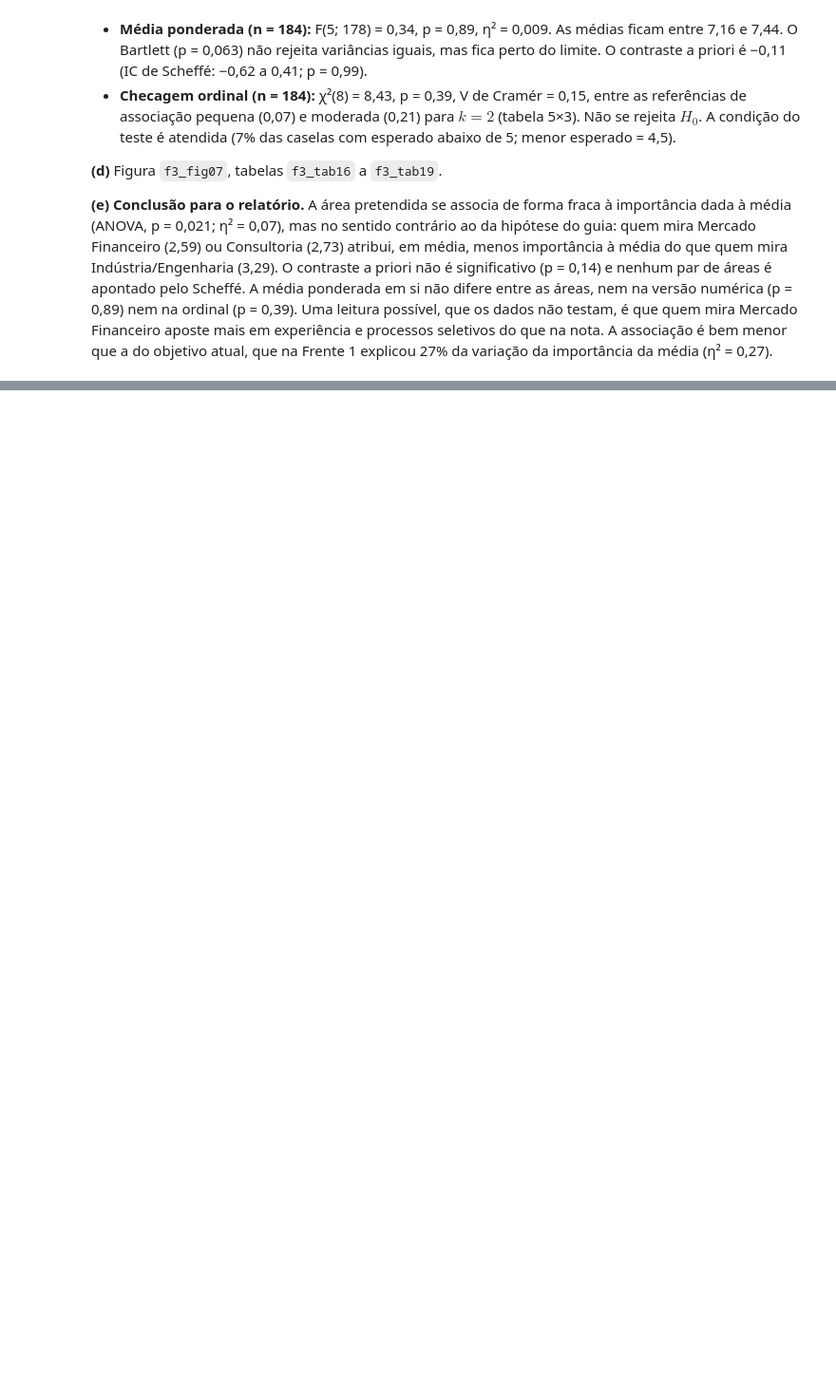
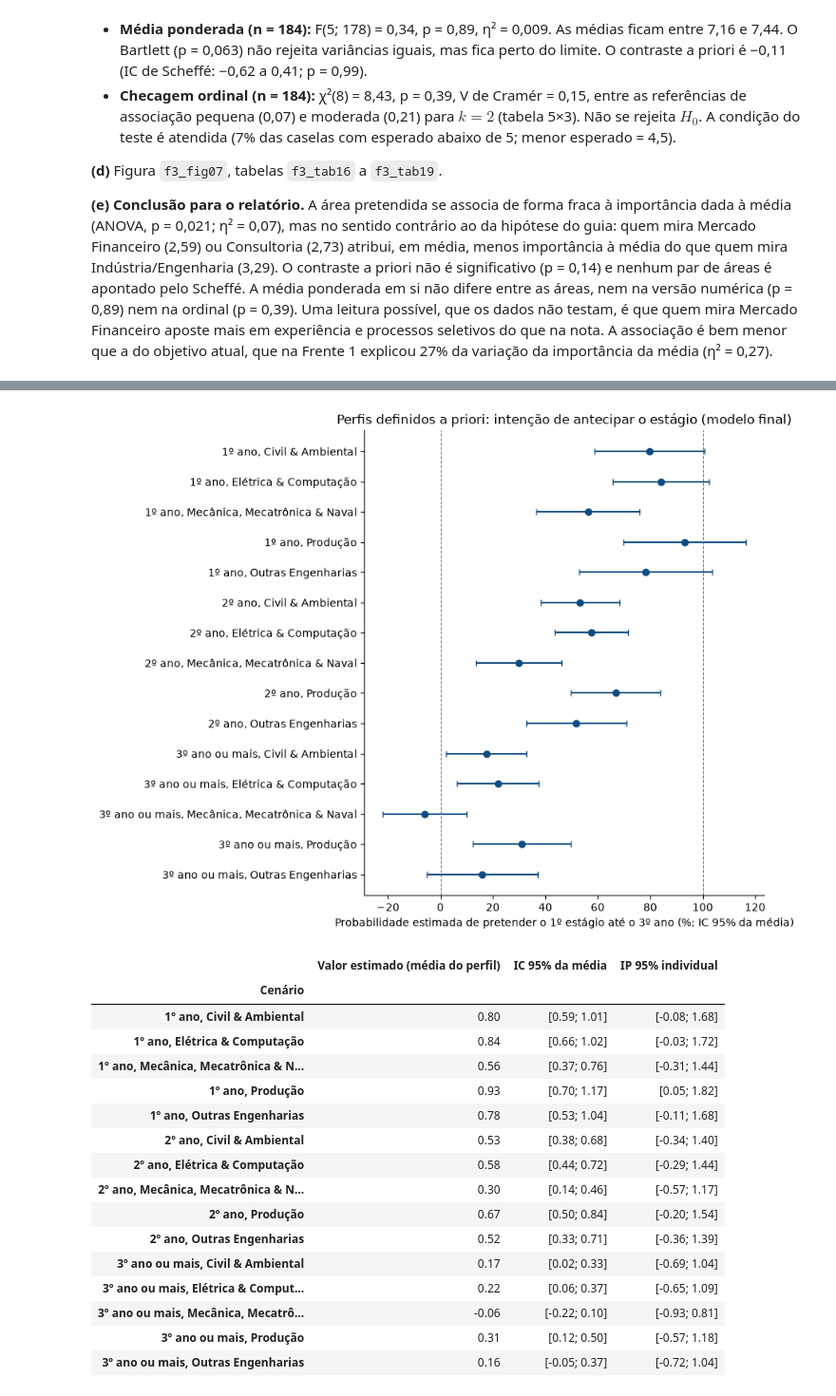
Before and after one commit to psallescard/estudo-grupos-de-extensao, a Jupyter notebook: notebooks/02_Carreira_Trajetoria_Objetivos.ipynb, the cells around one changed output, grey strips where cells are left out. Shown at 95% size. Drawn from its saved outputs; the diff is of its cells as text; code cells hidden in the pictures; blank space fills up the shorter version.

Commit message:
Adiciona P7 da Frente 3 (modelo explicativo do estágio)
Co-Authored-By: Claude Sonnet 5.5 <noreply@anthropic.com>

```diff
--- a/notebooks/02_Carreira_Trajetoria_Objetivos.ipynb
+++ b/notebooks/02_Carreira_Trajetoria_Objetivos.ipynb
@@ -550,0 +574,9 @@ p6_ordinal_result
+# %%
+p7_data = analysis_sample(df, REGRESSION_COLUMNS)
+print(f"n do modelo: {len(p7_data)}")
+print("Proporção que pretende estagiar até o 3º ano, por ano na Poli:")
+display(p7_data.groupby("ano_poli_grupo", observed=True)["estagio_ate_3ano"].agg(["mean", "size"]).round(2))
+
+p7_steps, p7_final, p7_kept = backward_elimination(p7_data, "estagio_ate_3ano", REGRESSION_BLOCKS)
+p7_steps.to_csv(TAB_DIR / "f3_tab20_p7_eliminacao_f_parcial.csv")
+p7_steps
@@ -550,0 +631,25 @@ p6_ordinal_result
+# %%
+p7_scenarios = build_scenarios(df)
+p7_predictions = predict_scenarios(p7_final, p7_scenarios)
+p7_predictions.to_csv(TAB_DIR / "f3_tab22_p7_cenarios.csv")
+plot_scenario_probabilities(p7_final, p7_scenarios, FIG_DIR / "f3_fig08_p7_cenarios.png")
+p7_predictions
+# %% [output]
+[figure, added]
+|  | Valor estimado (média do perfil) | IC 95% da média | IP 95% individual |
+| Cenário |  |  |  |
+| 1º ano, Civil & Ambiental | 0.80 | [0.59; 1.01] | [-0.08; 1.68] |
+| 1º ano, Elétrica & Computação | 0.84 | [0.66; 1.02] | [-0.03; 1.72] |
+| 1º ano, Mecânica, Mecatrônica & N... | 0.56 | [0.37; 0.76] | [-0.31; 1.44] |
+| 1º ano, Produção | 0.93 | [0.70; 1.17] | [0.05; 1.82] |
+| 1º ano, Outras Engenharias | 0.78 | [0.53; 1.04] | [-0.11; 1.68] |
+| 2º ano, Civil & Ambiental | 0.53 | [0.38; 0.68] | [-0.34; 1.40] |
+| 2º ano, Elétrica & Computação | 0.58 | [0.44; 0.72] | [-0.29; 1.44] |
+| 2º ano, Mecânica, Mecatrônica & N... | 0.30 | [0.14; 0.46] | [-0.57; 1.17] |
+| 2º ano, Produção | 0.67 | [0.50; 0.84] | [-0.20; 1.54] |
+| 2º ano, Outras Engenharias | 0.52 | [0.33; 0.71] | [-0.36; 1.39] |
+| 3º ano ou mais, Civil & Ambiental | 0.17 | [0.02; 0.33] | [-0.69; 1.04] |
+| 3º ano ou mais, Elétrica & Comput... | 0.22 | [0.06; 0.37] | [-0.65; 1.09] |
+| 3º ano ou mais, Mecânica, Mecatrô... | -0.06 | [-0.22; 0.10] | [-0.93; 0.81] |
+| 3º ano ou mais, Produção | 0.31 | [0.12; 0.50] | [-0.57; 1.18] |
+| 3º ano ou mais, Outras Engenharias | 0.16 | [-0.05; 0.37] | [-0.72; 1.04] |
```
Also changed, not shown: parts of 6 cells of this notebook, 5 other files.
